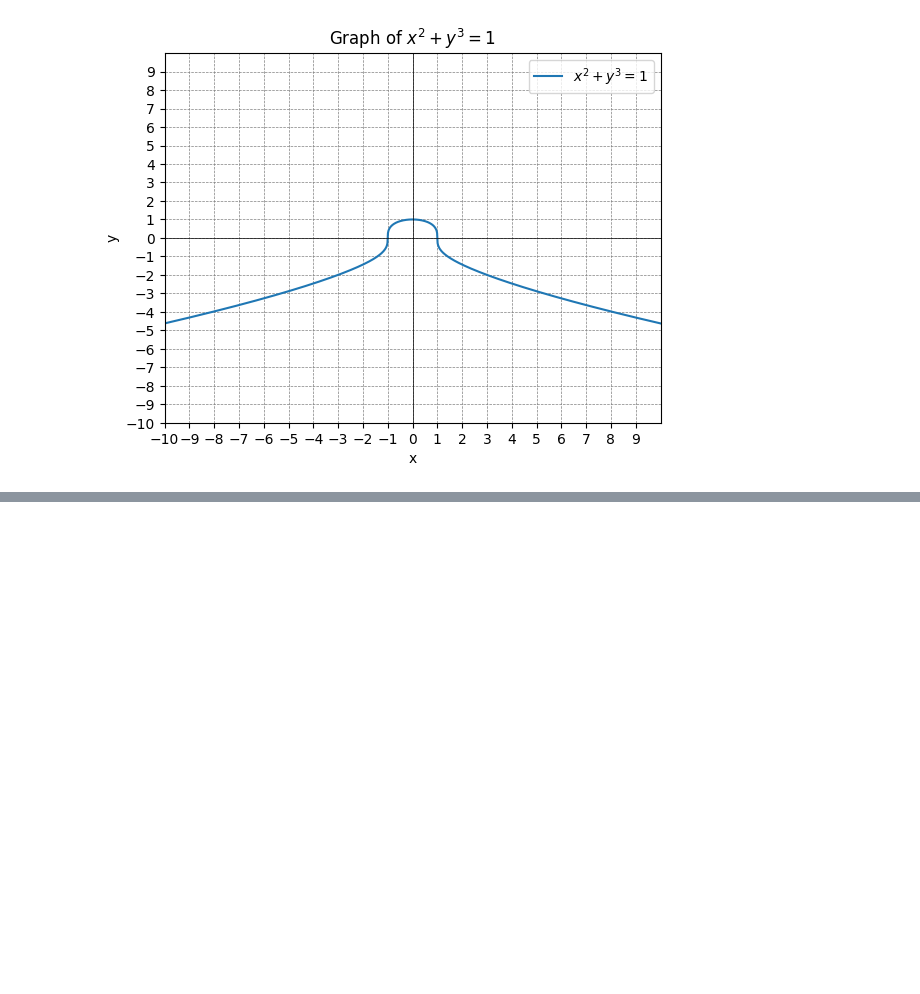
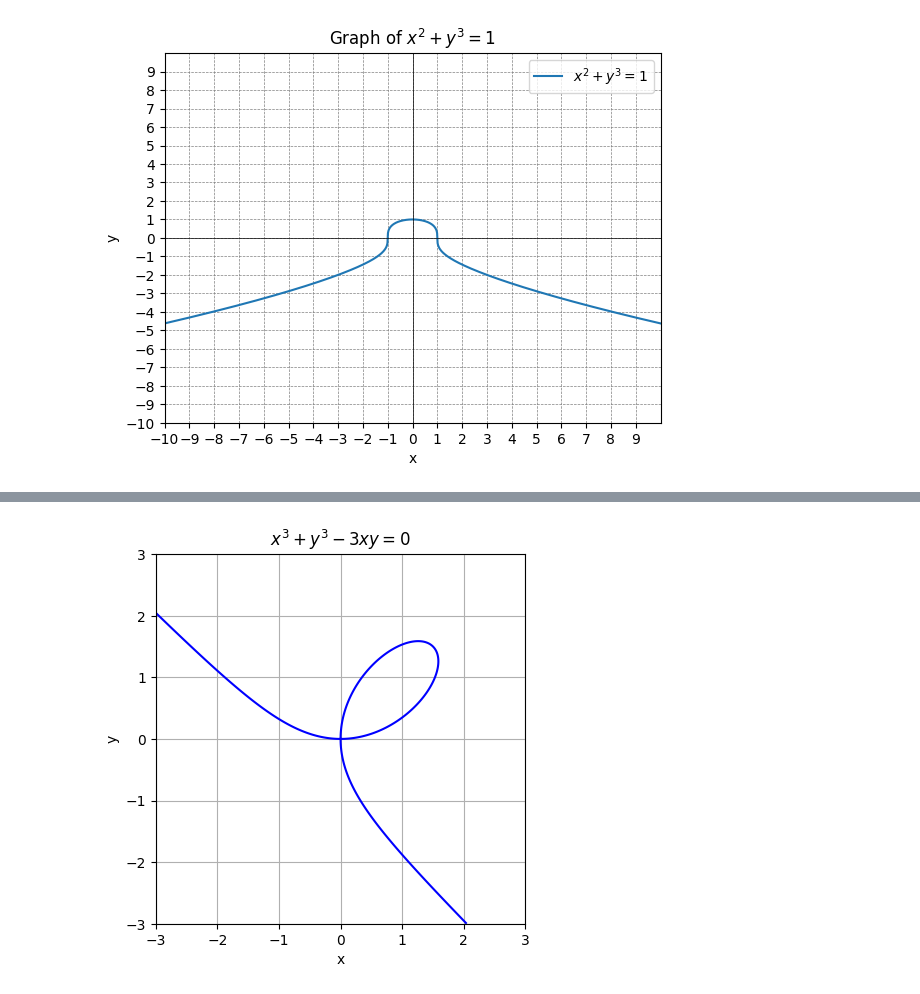
Before and after one commit to MatsubaraSoda/College-Algebra, a Jupyter notebook: 1_2_Relations.ipynb, the cells around one changed output, grey strips where cells are left out. Drawn from its saved outputs; the diff is of its cells as text; code cells hidden in the pictures; blank space fills up the shorter version.

```diff
--- a/1_2_Relations.ipynb
+++ b/1_2_Relations.ipynb
@@ -305,0 +316,38 @@ plt.show()
+# %%
+import numpy as np
+import matplotlib.pyplot as plt
+
+# Define the function
+def equation(x, y):
+    return x**3 + y**3 - 3*x*y
+
+# Generate x and y values within the specified range
+x = np.linspace(-3, 3, 1000)
+y = np.linspace(-3, 3, 1000)
+
+# Create a meshgrid from x and y
+X, Y = np.meshgrid(x, y)
+
+# Compute the values of the equation for each point in the meshgrid
+Z = equation(X, Y)
+
+# Plot the curve
+plt.contour(X, Y, Z, levels=[0], colors='b')
+plt.title('$x^3 + y^3 - 3xy = 0$')
+plt.xlabel('x')
+plt.ylabel('y')
+plt.grid(True)
+
+# Ensure the aspect ratio is equal
+'''
+Ensures that the plot has an equal aspect ratio in both x and y directions,
+and the adjustment is done using a bounding box to maintain the correct data aspect ratio.
+This is useful when you want to ensure
+that the units along the x and y axes are represented equally in the plot.
+'''
+plt.gca().set_aspect('equal', adjustable='box')
+
+
+plt.show()
+# %% [output]
+[figure, added]
```
Also changed, not shown: parts of 4 cells of this notebook.
